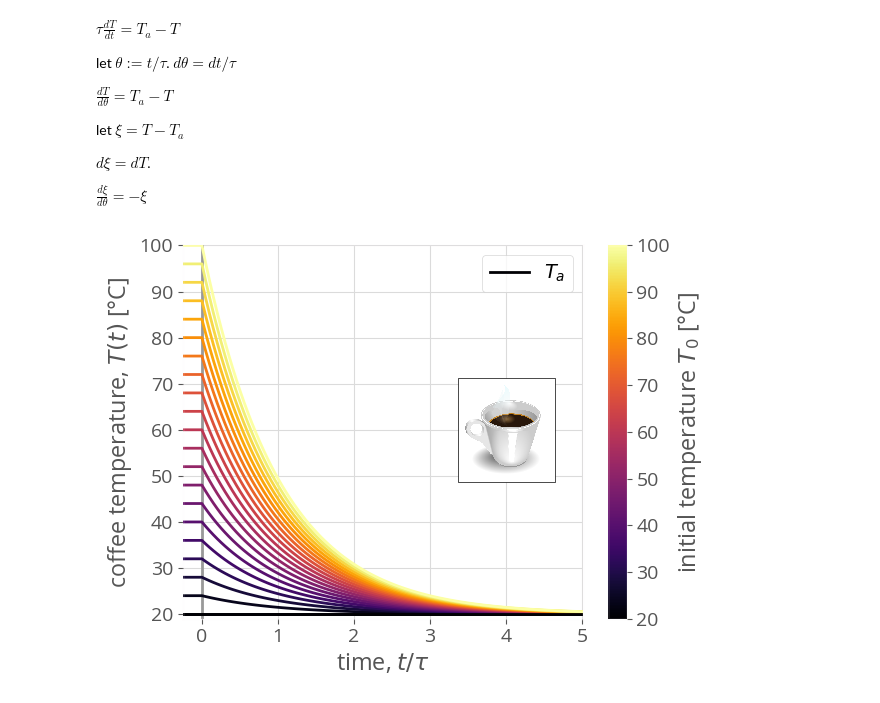
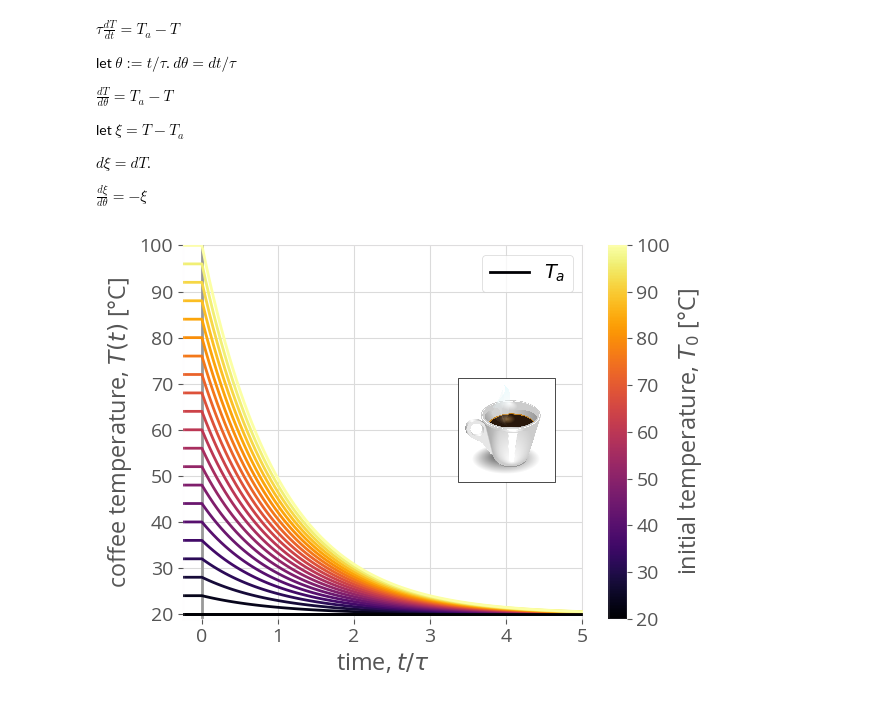
Before and after one commit to SimonEnsemble/nonlinear_sensing, a Jupyter notebook: one_d_sensing/glass_of_water.ipynb, the cells around one changed output. Drawn from its saved outputs; the diff is of its cells as text; code cells hidden in the pictures.

```diff
--- a/one_d_sensing/glass_of_water.ipynb
+++ b/one_d_sensing/glass_of_water.ipynb
@@ -35,32 +50,32 @@ t = collect(range(0.0, tspan[2], length=100))
 T0s = range(T_a, 100.0, length=21)
 for T0 in T0s
     prob = ODEProblem(f, T0, tspan)
     sol = solve(prob)
     T = sol.(t)
     plot(vcat([-0.25], t), vcat([T0], T),
         color=cmap((T0 - minimum(T0s)) / (maximum(T0s) - minimum(T0s)))
         )
 end
 xlabel(L"time, $t/\tau$")
 ylabel(L"coffee temperature, $T(t)$ [°C]")
 axhline(y=T_a, color=cmap((T_a - minimum(T0s)) / (maximum(T0s) - minimum(T0s))), label=L"$T_a$")
 xlim([-0.25, tspan[2]+0.01])
 ylim([19., 100.1])
 legend()
 
 sm = plt.cm.ScalarMappable(cmap=cmap, norm=plt.Normalize(vmin=minimum(T0s), vmax=maximum(T0s)))
-colorbar(sm, label=L"initial temperature $T_0$ [°C]")
+colorbar(sm, label=L"initial temperature, $T_0$ [°C]")
 
 #Add png to plot
 mof_fig = imread("coffee.png")
 imagebox = PyPlot.matplotlib.offsetbox.OffsetImage(mof_fig, zoom=0.05, filternorm=100.0)
 ab = PyPlot.matplotlib.offsetbox.AnnotationBbox(imagebox, (4, 60.0))
 ax.add_artist(ab)
 
 draw_axes()
 
 tight_layout()
 
 savefig("coffee_inverse_problem.pdf", format="pdf", transparent=true)
 # %% [output]
-[figure, old version]
+[figure, new version]
```
Also changed, not shown: parts of 1 cell of this notebook.
